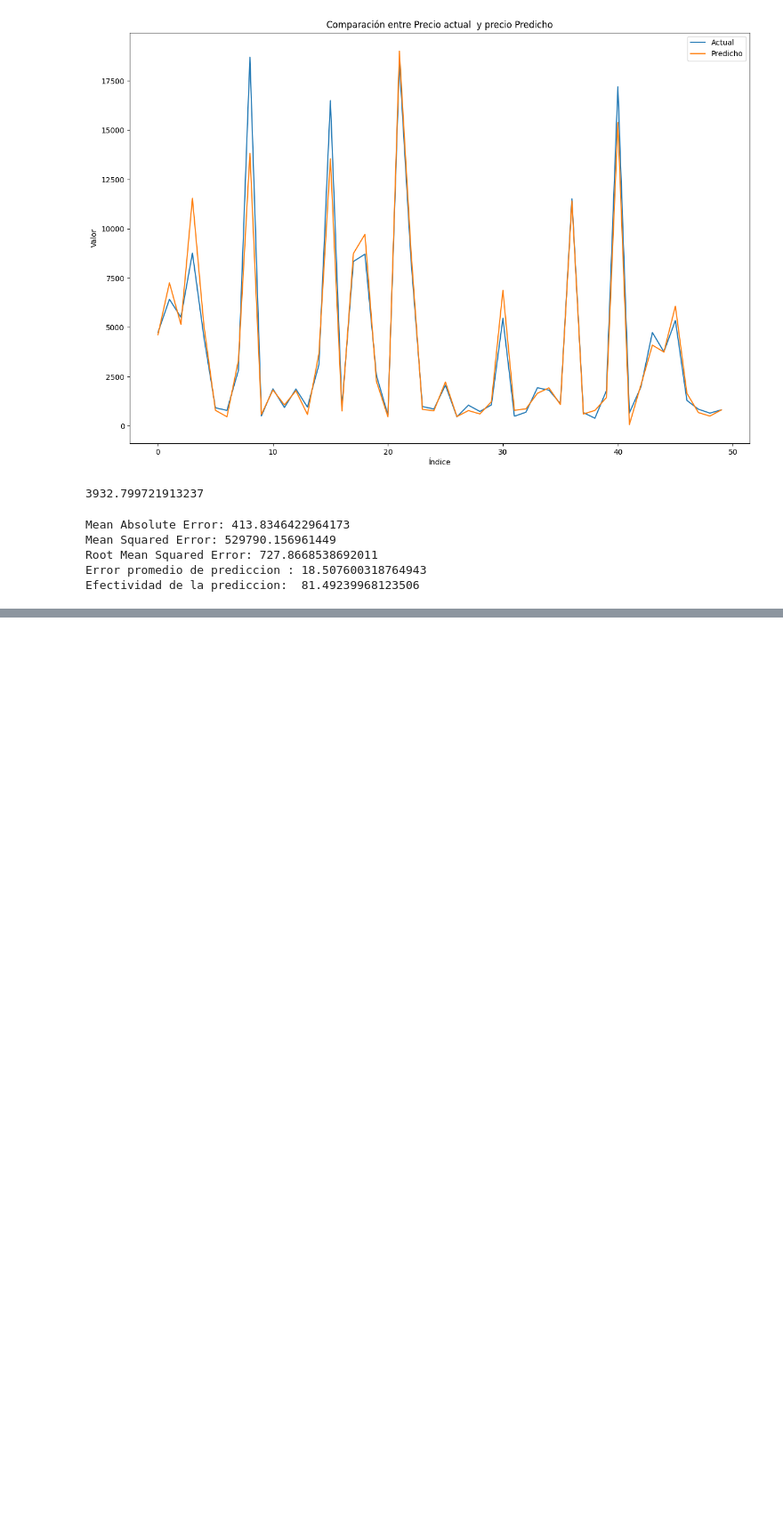
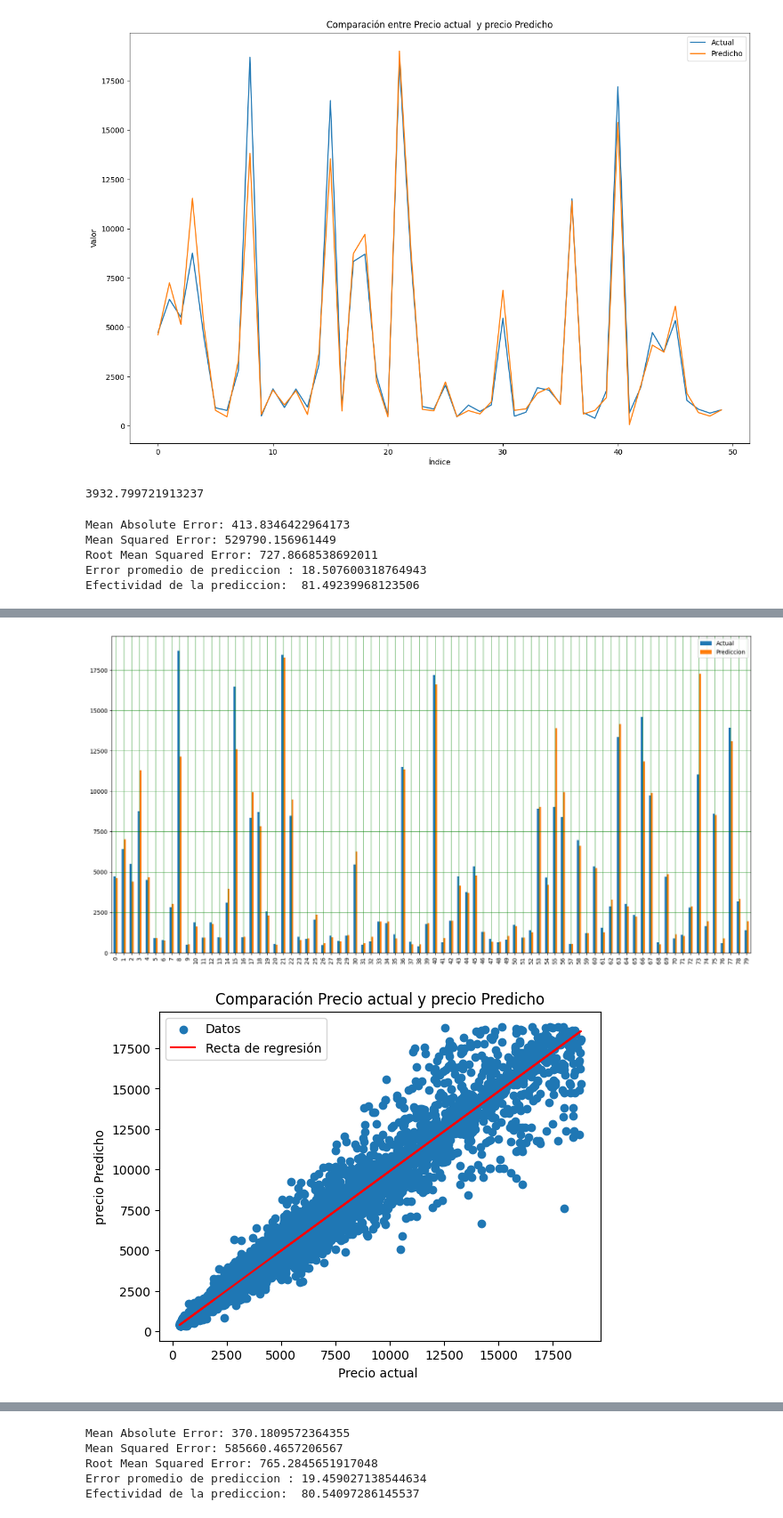
Before and after one commit to Lorenzomar4/ParadigmasDeProgramacionUnsam-tps, a Jupyter notebook: TP1 sin regresion con soporte vectorial.ipynb, the cells around one changed output, grey strips where cells are left out. Shown at 89% size. Drawn from its saved outputs; the diff is of its cells as text; code cells hidden in the pictures; blank space fills up the shorter version.

Commit message:
algoritmos de arboles de decicion y random forest

```diff
--- a/TP1 sin regresion con soporte vectorial.ipynb
+++ b/TP1 sin regresion con soporte vectorial.ipynb
@@ -807,0 +810,6 @@ Efectividad de la prediccion:  81.49239968123506
+# %%
+from algoritmos import  ReresionConArboles
+from sklearn.tree import DecisionTreeRegressor
+algoPredicccion.algoritmo = ReresionConArboles(DecisionTreeRegressor(random_state = 0))
+algoPredicccion.realizarEntrenamientoSinDivisionDeConjuntos()
+algoPredicccion.resultadoDeEntrenamiento()
@@ -807,0 +842,5 @@ Efectividad de la prediccion:  81.49239968123506
+# %%
+algoPredicccion.todasLasComparacionesDeActualPrediccion()
+# %% [output]
+[figure, added]
+[figure, added]
@@ -807,0 +848,8 @@ Efectividad de la prediccion:  81.49239968123506
+# %%
+algoPredicccion.errorYEfectividad()
+# %% [output]
+Mean Absolute Error: 370.1809572364355
+Mean Squared Error: 585660.4657206567
+Root Mean Squared Error: 765.2845651917048
+Error promedio de prediccion : 19.459027138544634
+Efectividad de la prediccion:  80.54097286145537
```
Also changed, not shown: parts of 11 cells of this notebook, 2 other files.
